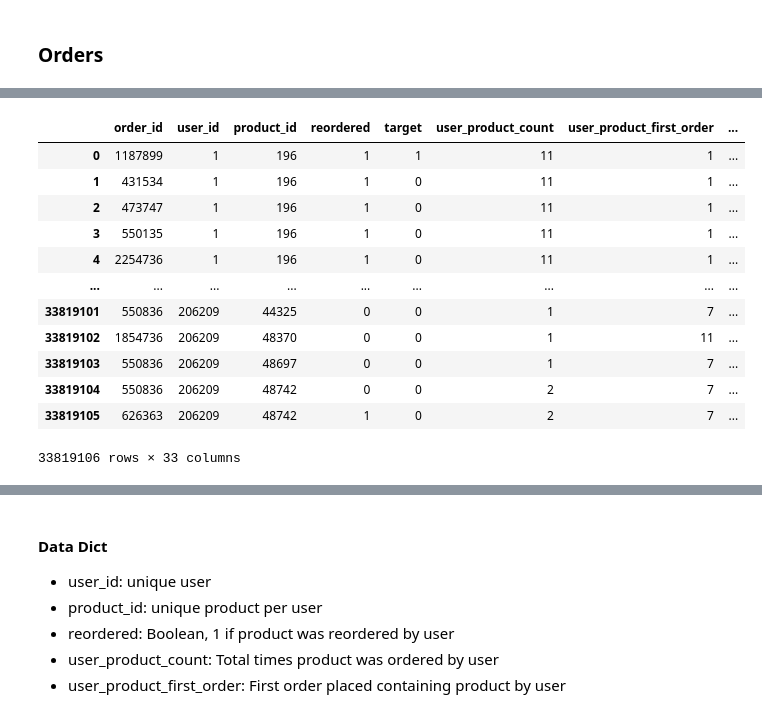
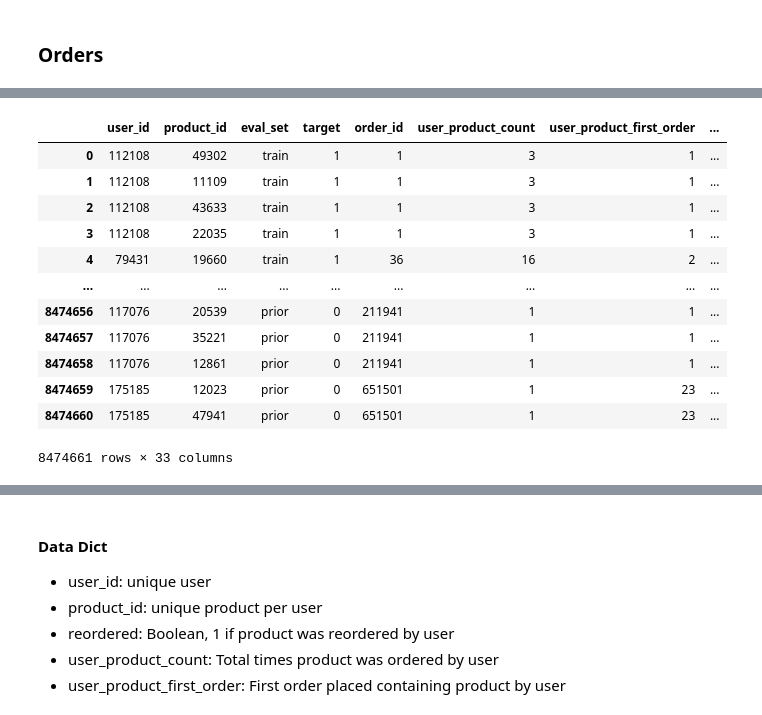
Before and after one commit to tchen052/Instacart-Market-Basket-Analysis, a Jupyter notebook: ipynb/eda/feature_exploration.ipynb, the cells around one changed output, grey strips where cells are left out. Saved outputs shown, nothing was run; the diff lists cells and outputs as text; code cells hidden in the pictures.

```diff
--- a/ipynb/eda/feature_exploration.ipynb
+++ b/ipynb/eda/feature_exploration.ipynb
@@ -67,0 +84,3 @@ user_products
+# %%
+unique_user_product = user_products[user_products['user_id'].isin(orders[orders['eval_set']=='train']['user_id'])].drop_duplicates(['user_id', 'product_id'])[['user_id', 'product_id','eval_set']]
+unique_user_product[unique_user_product.duplicated(subset=['user_id','product_id'])==True]
@@ -67,0 +89,4 @@ user_products
+# %%
+unique_user_product['target'] = 0
+unique_user_product.loc[unique_user_product['eval_set'] == 'train', 'target'] = 1
+unique_user_product.target.value_counts()
@@ -68,3 +97,9 @@ user_products
+# %%
+unique_user_product = unique_user_product.merge(orders[orders['eval_set']=='train'][['order_id','user_id']], on='user_id', how='left')
+unique_user_product
+del orders
+del train
+del prior
 # %% [markdown]
 ## Product Stats
 # %% [markdown]
@@ -207,4 +252,4 @@ user_product_df = user_products.groupby(['user_id','product_id']).agg(user_produ
                                                                           user_product_last_order=("order_number","max"),
                                                                           user_product_avg_basket_placement=("add_to_cart_order","mean"))
 # %%
-user_product_df
+user_product_df = user_product_df.reset_index()
@@ -478,20 +503,20 @@ prior_train_df
 # %%
-full_df = prior_train_df.merge(user_product_full, how='right',on=['user_id','product_id'])
+full_df = unique_user_product.merge(user_product_full, how='left',on=['user_id','product_id'])
 full_df
 # %% [output]
-|  | order_id | user_id | product_id | reordered | target | user_product_count | user_product_first_order | ... |
-| 0 | 1187899 | 1 | 196 | 1 | 1 | 11 | 1 | ... |
-| 1 | 431534 | 1 | 196 | 1 | 0 | 11 | 1 | ... |
-| 2 | 473747 | 1 | 196 | 1 | 0 | 11 | 1 | ... |
-| 3 | 550135 | 1 | 196 | 1 | 0 | 11 | 1 | ... |
-| 4 | 2254736 | 1 | 196 | 1 | 0 | 11 | 1 | ... |
+|  | user_id | product_id | eval_set | target | order_id | user_product_count | user_product_first_order | ... |
+| 0 | 112108 | 49302 | train | 1 | 1 | 3 | 1 | ... |
+| 1 | 112108 | 11109 | train | 1 | 1 | 3 | 1 | ... |
+| 2 | 112108 | 43633 | train | 1 | 1 | 3 | 1 | ... |
+| 3 | 112108 | 22035 | train | 1 | 1 | 3 | 1 | ... |
+| 4 | 79431 | 19660 | train | 1 | 36 | 16 | 2 | ... |
 | ... | ... | ... | ... | ... | ... | ... | ... | ... |
-| 33819101 | 550836 | 206209 | 44325 | 0 | 0 | 1 | 7 | ... |
-| 33819102 | 1854736 | 206209 | 48370 | 0 | 0 | 1 | 11 | ... |
-| 33819103 | 550836 | 206209 | 48697 | 0 | 0 | 1 | 7 | ... |
-| 33819104 | 550836 | 206209 | 48742 | 0 | 0 | 2 | 7 | ... |
-| 33819105 | 626363 | 206209 | 48742 | 1 | 0 | 2 | 7 | ... |
+| 8474656 | 117076 | 20539 | prior | 0 | 211941 | 1 | 1 | ... |
+| 8474657 | 117076 | 35221 | prior | 0 | 211941 | 1 | 1 | ... |
+| 8474658 | 117076 | 12861 | prior | 0 | 211941 | 1 | 1 | ... |
+| 8474659 | 175185 | 12023 | prior | 0 | 651501 | 1 | 23 | ... |
+| 8474660 | 175185 | 47941 | prior | 0 | 651501 | 1 | 23 | ... |
-33819106 rows × 33 columns
+8474661 rows × 33 columns
 # %%
 # train_df.fillna(0, inplace=True)
 # train_df.isnull().sum()
```
Also changed, not shown: parts of 37 cells of this notebook, 3 other files.
